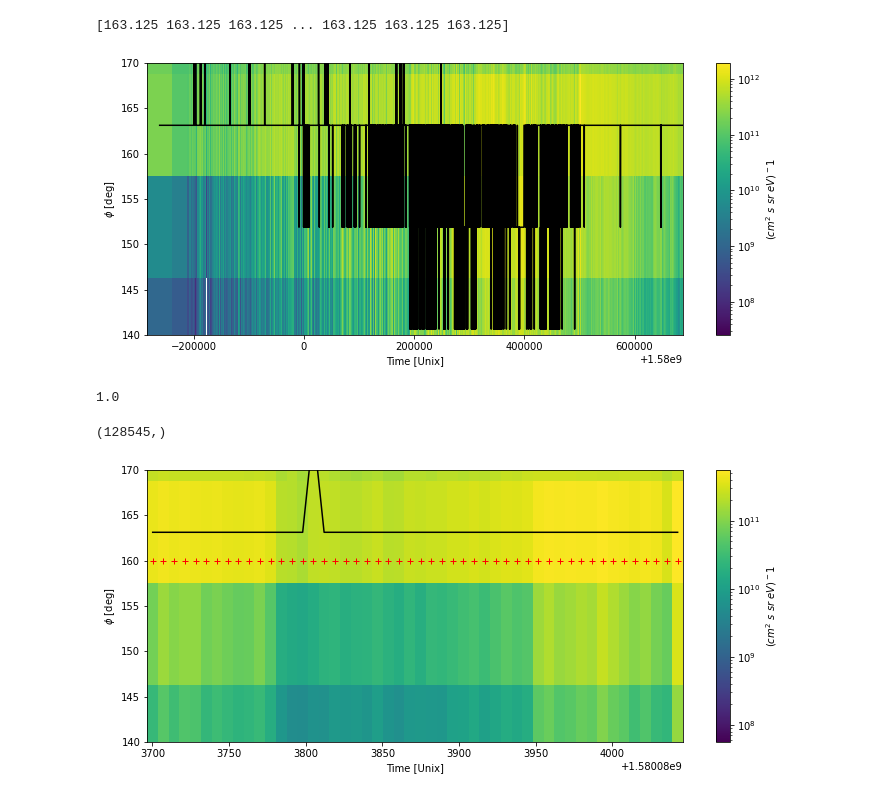
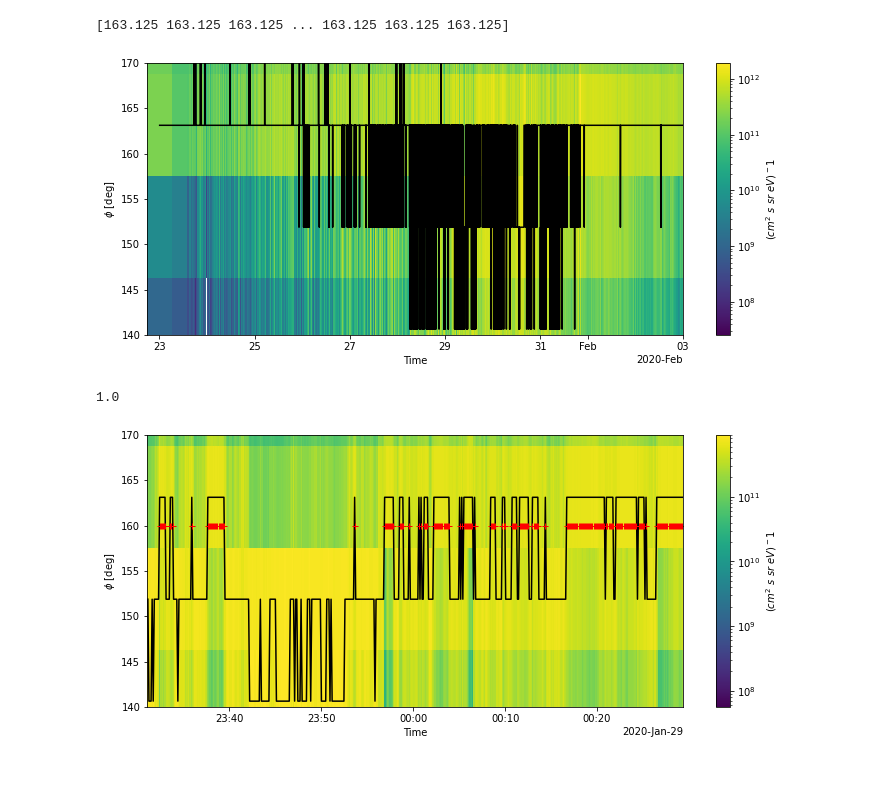
Before and after one commit to jlverniero/PSP_Data_Analysis_Tutorials, a Jupyter notebook: SPAN_FOV_v1.ipynb, the cells around one changed output. Cells and saved outputs as stored; diff of their text form; code cells hidden in the pictures.

Commit message:
added 'unix time conversion

```diff
--- a/SPAN_FOV_v1.ipynb
+++ b/SPAN_FOV_v1.ipynb
@@ -49,8 +67,8 @@ tplot(['psp_spi_SUN_DIST','psp_spi_EFLUX_VS_ENERGY','psp_spi_EFLUX_VS_THETA','ps
 In the fourth panel, we see how much energy flux is captured in each phi angle bin. To determine "good" coverage by eye, one should observe that there exists a peak in the range of angles, meaning the peak (or core) of the distribution is covered in the phi measurement plane. We also want to make sure this peak is located at the 160 degree mark or lower. Note that the 180 bin will always appear to have lower flux, which may be deceptive peak
 # %%
 #define variables
-eflux_phi_data=get_data('psp_spi_EFLUX_VS_PHI')
-times=eflux_phi_data.times
+eflux_phi_data=get_data('EFLUX_VS_PHI')
+times_unix=eflux_phi_data.times
 eflux = eflux_phi_data.y
 phi = eflux_phi_data.v
 
@@ -62,17 +80,19 @@ print(max_phi)
 [163.125 163.125 163.125 ... 163.125 163.125 163.125]
 # %%
 #epoch_something_datetime = cdflib.cdfepoch.to_datetime(cdfData_cdflib.varget('Epoch'))
+
+times = [dateutil.parser.parse(t) for t in time_string(times_unix)]
 
 fig, ax = plt.subplots(figsize=(12, 5))
 p = ax.pcolormesh(times[::100], phi[0, :], eflux[::100].T, norm=matplotlib.colors.LogNorm())
 plt.colorbar(p, ax=ax, label=f'$(cm^2 \\ s \\ sr \\ eV)^{-1}$')
 ax.plot(times, max_phi, 'k')
-ax.set(ylim=(140, 170), xlabel='Time [Unix]', ylabel=f"$\\phi$ [deg]");
+ax.set(ylim=(140, 170), xlabel='Time', ylabel=f"$\\phi$ [deg]");
 # %% [output]
-[figure, old version]
+[figure, new version]
 # %%
 #define fov array
-tlen = times.shape[0]
+tlen = times_unix.shape[0]
 phi_fov=np.ones(tlen)
 
 #set threshold 163.125 degrees
@@ -89,17 +109,16 @@ print(max(phi_fov))
 # %%
 
 fig, ax = plt.subplots(figsize=(12, 5))
 
-print(times.shape)
-start_tind = 42100
-stop_tind = 42150
+#print(times.shape)
+start_tind = 66500
+stop_tind = 67000
 p = ax.pcolormesh(times[start_tind:stop_tind], phi[0,:], eflux[start_tind:stop_tind].T, norm=matplotlib.colors.LogNorm())
 plt.colorbar(p, ax=ax, label=f'$(cm^2 \\ s \\ sr \\ eV)^{-1}$')
 ax.plot(times[start_tind:stop_tind], max_phi[start_tind:stop_tind], 'k')
 
 ax.plot(times[start_tind:stop_tind],phi_fov[start_tind:stop_tind]*160,'r+')
 
-ax.set(ylim=(140, 170), xlabel='Time [Unix]', ylabel=f"$\\phi$ [deg]");
+ax.set(ylim=(140, 170), xlabel='Time', ylabel=f"$\\phi$ [deg]");
 # %% [output]
-(128545,)
-[figure, old version]
+[figure, new version]
```
Also changed, not shown: parts of 9 cells of this notebook.
